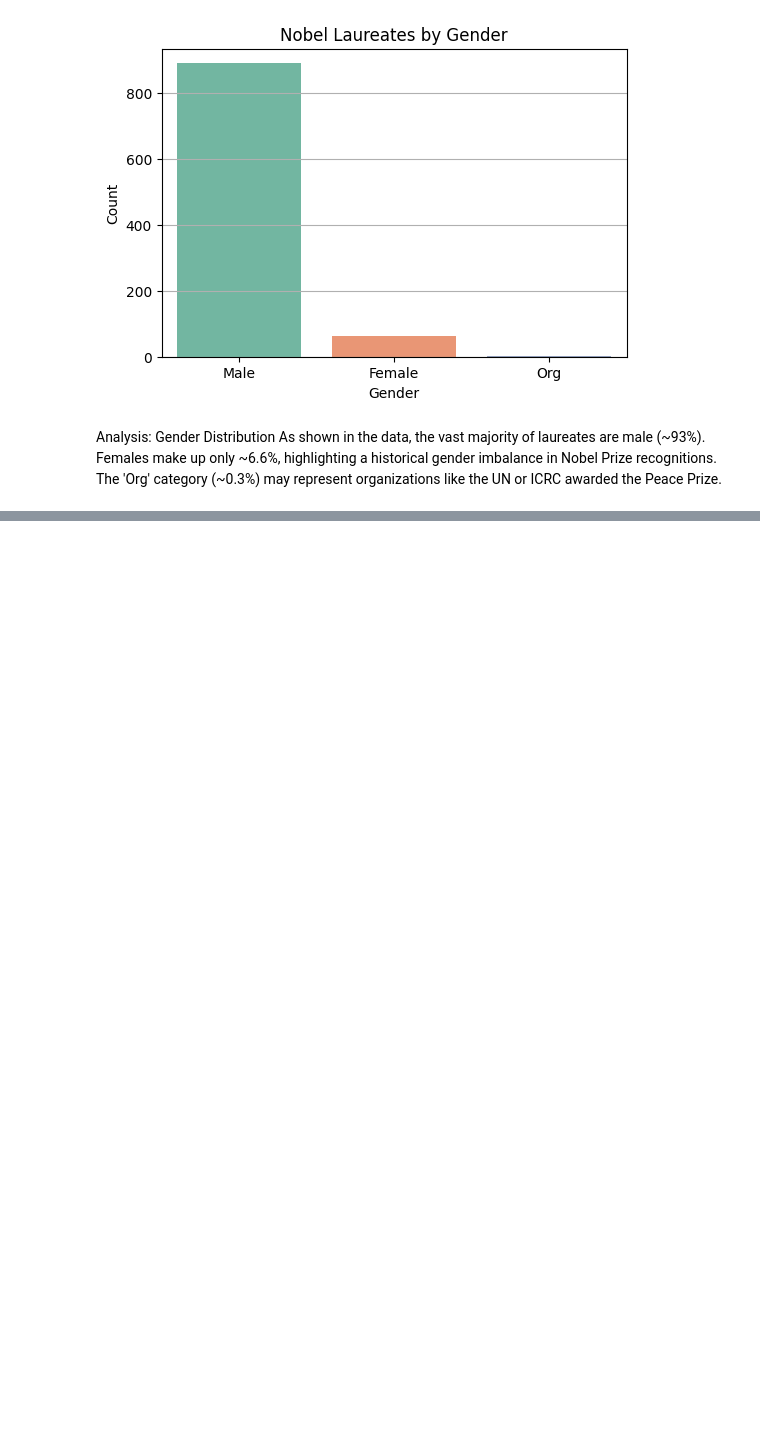
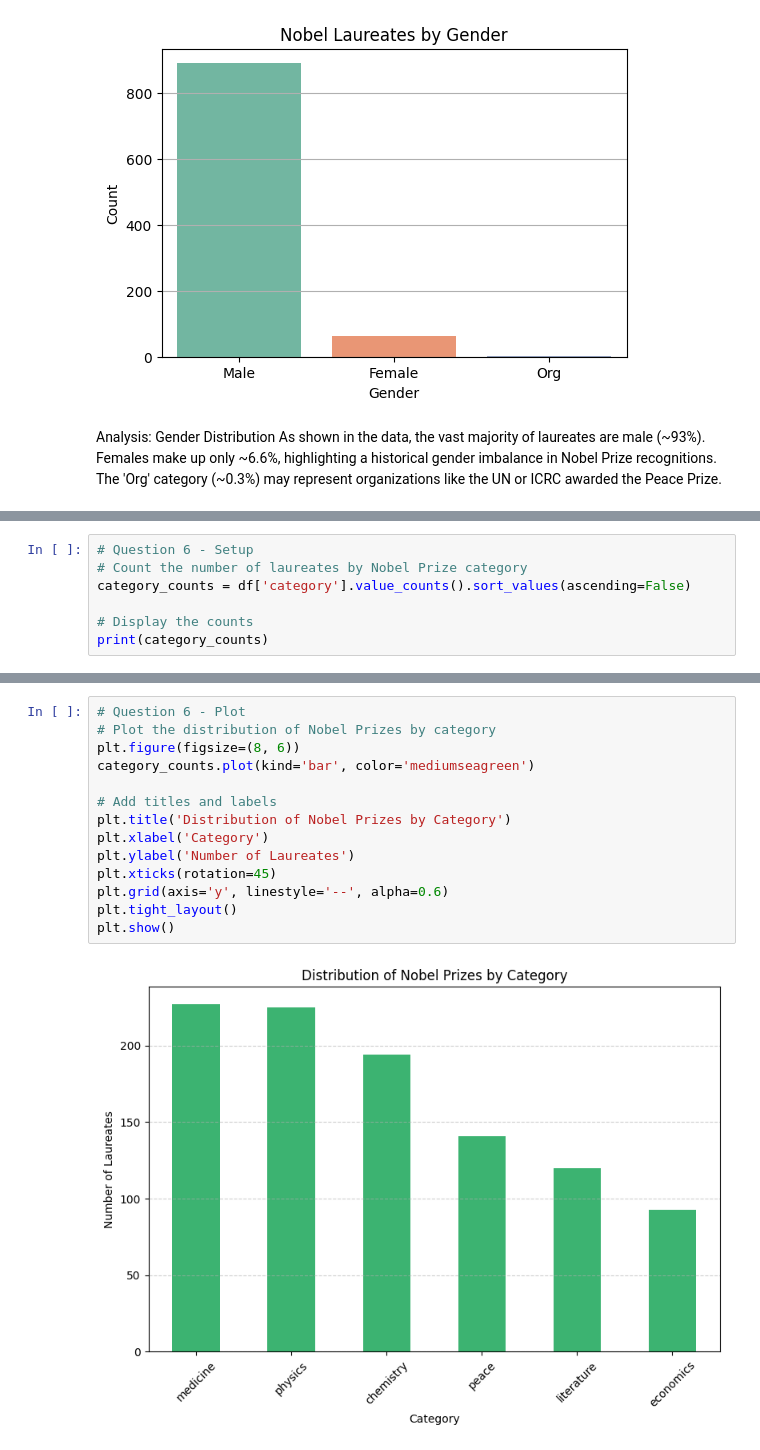
Before and after one commit to ChanKimm/Project2-Data-Analysis-with-Pandas, a Jupyter notebook: notebooks/project_2_cleaned.ipynb, the cells around one changed output, grey strips where cells are left out. Saved outputs shown, nothing was run; the diff lists cells and outputs as text; blank space fills up the shorter version.

```diff
--- a/notebooks/project_2_cleaned.ipynb
+++ b/notebooks/project_2_cleaned.ipynb
@@ -403,0 +394,7 @@ Analysis of Laureate Ages by Category:
+# %%
+# Question 6 - Setup
+# Count the number of laureates by Nobel Prize category
+category_counts = df['category'].value_counts().sort_values(ascending=False)
+
+# Display the counts
+print(category_counts)
@@ -403,0 +410,16 @@ Analysis of Laureate Ages by Category:
+# %%
+# Question 6 - Plot
+# Plot the distribution of Nobel Prizes by category
+plt.figure(figsize=(8, 6))
+category_counts.plot(kind='bar', color='mediumseagreen')
+
+# Add titles and labels
+plt.title('Distribution of Nobel Prizes by Category')
+plt.xlabel('Category')
+plt.ylabel('Number of Laureates')
+plt.xticks(rotation=45)
+plt.grid(axis='y', linestyle='--', alpha=0.6)
+plt.tight_layout()
+plt.show()
+# %% [output]
+[figure, added]
```
Also changed, not shown: parts of 8 cells of this notebook.
